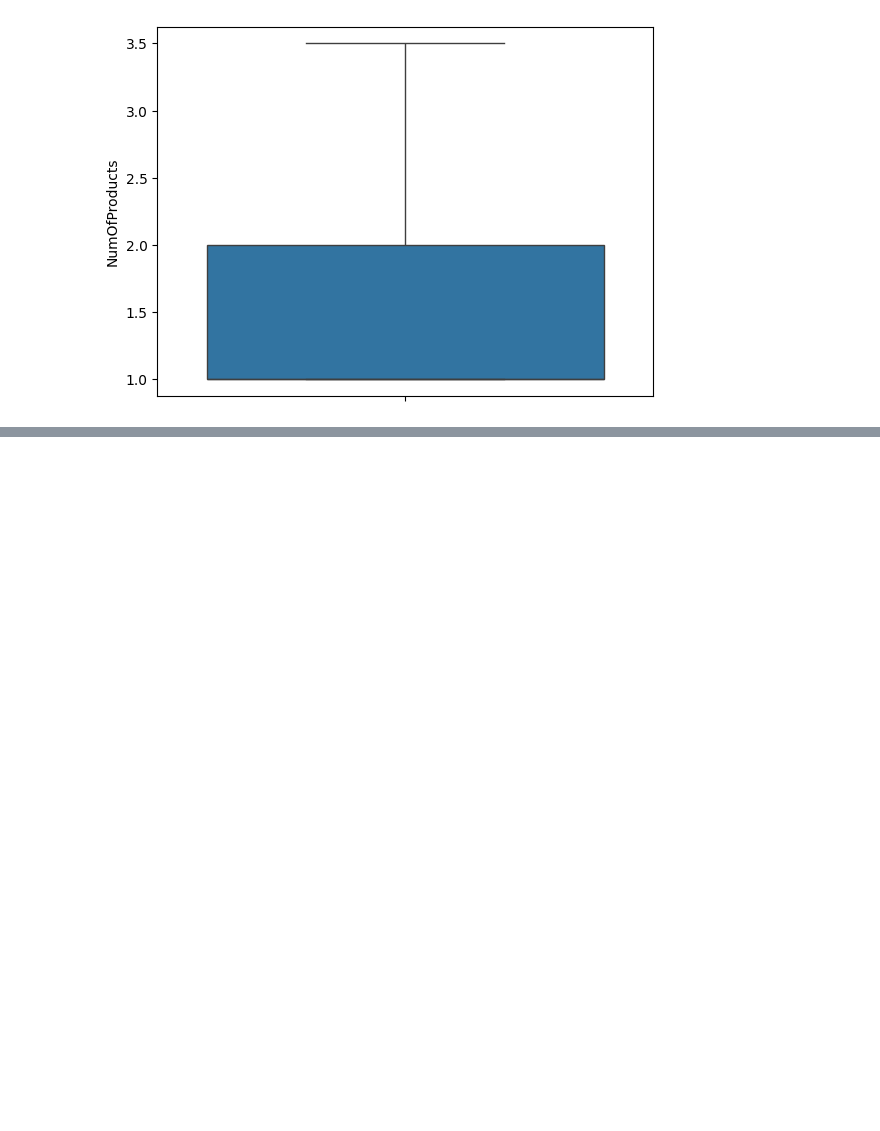
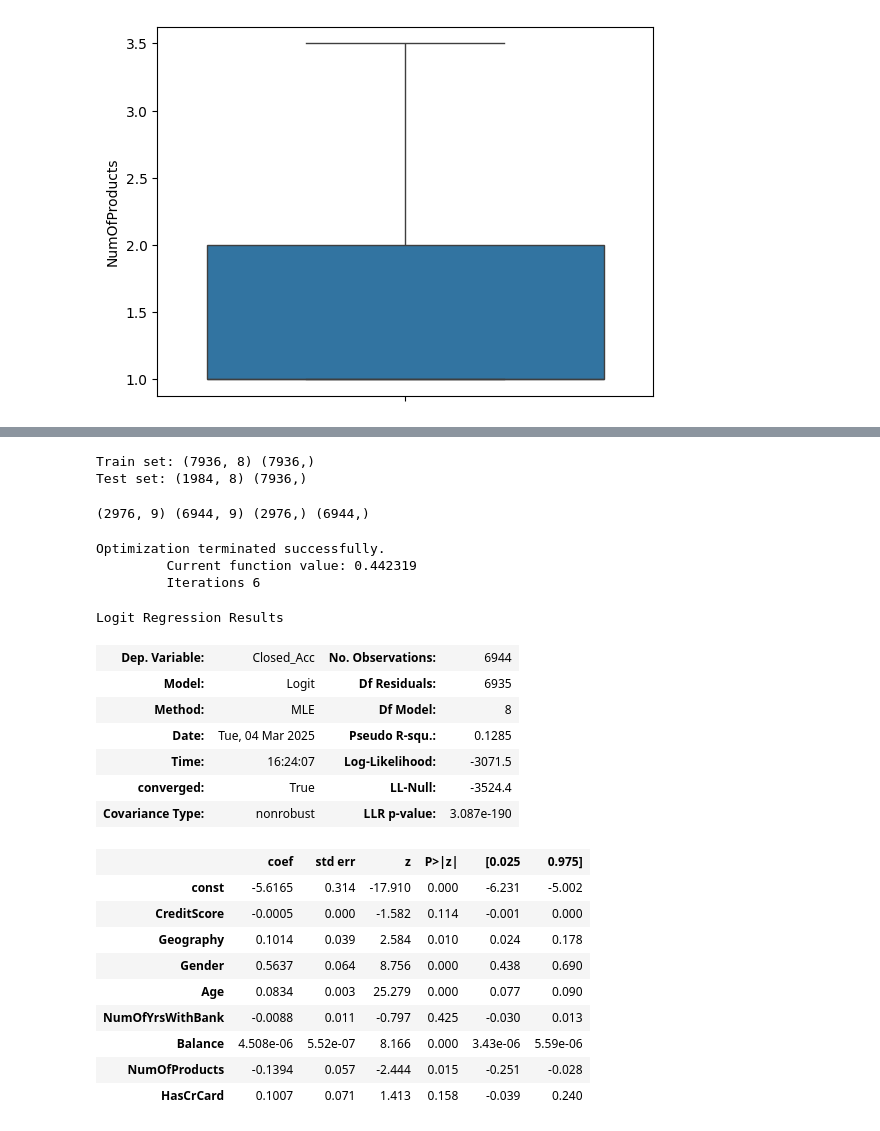
Before and after one commit to Avinash174/DataScience, a Jupyter notebook: python/ML/ML-6.ipynb, the cells around one changed output, grey strips where cells are left out. Drawn from its saved outputs; the diff is of its cells as text; code cells hidden in the pictures; blank space fills up the shorter version.

Commit message:
basic state model run

```diff
--- a/python/ML/ML-6.ipynb
+++ b/python/ML/ML-6.ipynb
@@ -166,0 +171,4 @@ plt.show()
+# %%
+df['Gender']=df['Gender'].replace({'Male':1,'Female':2})
+# %%
+df['Gender']=df['Gender'].astype(int)
@@ -166,0 +184,49 @@ plt.show()
+# %%
+from sklearn.model_selection import train_test_split
+x=df.drop('Closed_Acc',axis=1)
+y=df['Closed_Acc']
+x_train,x_test,y_train,y_test=train_test_split(x,y,test_size=0.2,random_state=42) # 42 is best for better accuracy
+print("Train set:",x_train.shape,y_train.shape)
+print("Test set:",x_test.shape,y_train.shape)
+# %% [output]
+Train set: (7936, 8) (7936,)
+Test set: (1984, 8) (7936,)
+# %%
+import statsmodels.api as sma
+from sklearn.model_selection import train_test_split
+
+x=df.drop('Closed_Acc',axis=1)
+x=sma.add_constant(x)
+y=df['Closed_Acc']
+
+x_train,x_test,y_train,y_test=train_test_split(x,y,test_size=0.30,random_state=100)
+print(x_test.shape,x_train.shape,y_test.shape,y_train.shape)
+# %% [output]
+(2976, 9) (6944, 9) (2976,) (6944,)
+# %%
+logres=sma.Logit(y_train,x_train).fit()
+# %% [output]
+Optimization terminated successfully.
+         Current function value: 0.442319
+         Iterations 6
+# %%
+logres.summary()
+# %% [output]
+Logit Regression Results
+| Dep. Variable: | Closed_Acc | No. Observations: | 6944 |
+| Model: | Logit | Df Residuals: | 6935 |
+| Method: | MLE | Df Model: | 8 |
+| Date: | Tue, 04 Mar 2025 | Pseudo R-squ.: | 0.1285 |
+| Time: | 16:24:07 | Log-Likelihood: | -3071.5 |
+| converged: | True | LL-Null: | -3524.4 |
+| Covariance Type: | nonrobust | LLR p-value: | 3.087e-190 |
+|  | coef | std err | z | P>|z| | [0.025 | 0.975] |
+| const | -5.6165 | 0.314 | -17.910 | 0.000 | -6.231 | -5.002 |
+| CreditScore | -0.0005 | 0.000 | -1.582 | 0.114 | -0.001 | 0.000 |
+| Geography | 0.1014 | 0.039 | 2.584 | 0.010 | 0.024 | 0.178 |
+| Gender | 0.5637 | 0.064 | 8.756 | 0.000 | 0.438 | 0.690 |
+| Age | 0.0834 | 0.003 | 25.279 | 0.000 | 0.077 | 0.090 |
+| NumOfYrsWithBank | -0.0088 | 0.011 | -0.797 | 0.425 | -0.030 | 0.013 |
+| Balance | 4.508e-06 | 5.52e-07 | 8.166 | 0.000 | 3.43e-06 | 5.59e-06 |
+| NumOfProducts | -0.1394 | 0.057 | -2.444 | 0.015 | -0.251 | -0.028 |
+| HasCrCard | 0.1007 | 0.071 | 1.413 | 0.158 | -0.039 | 0.240 |
```
Also changed, not shown: parts of 3 cells of this notebook.
